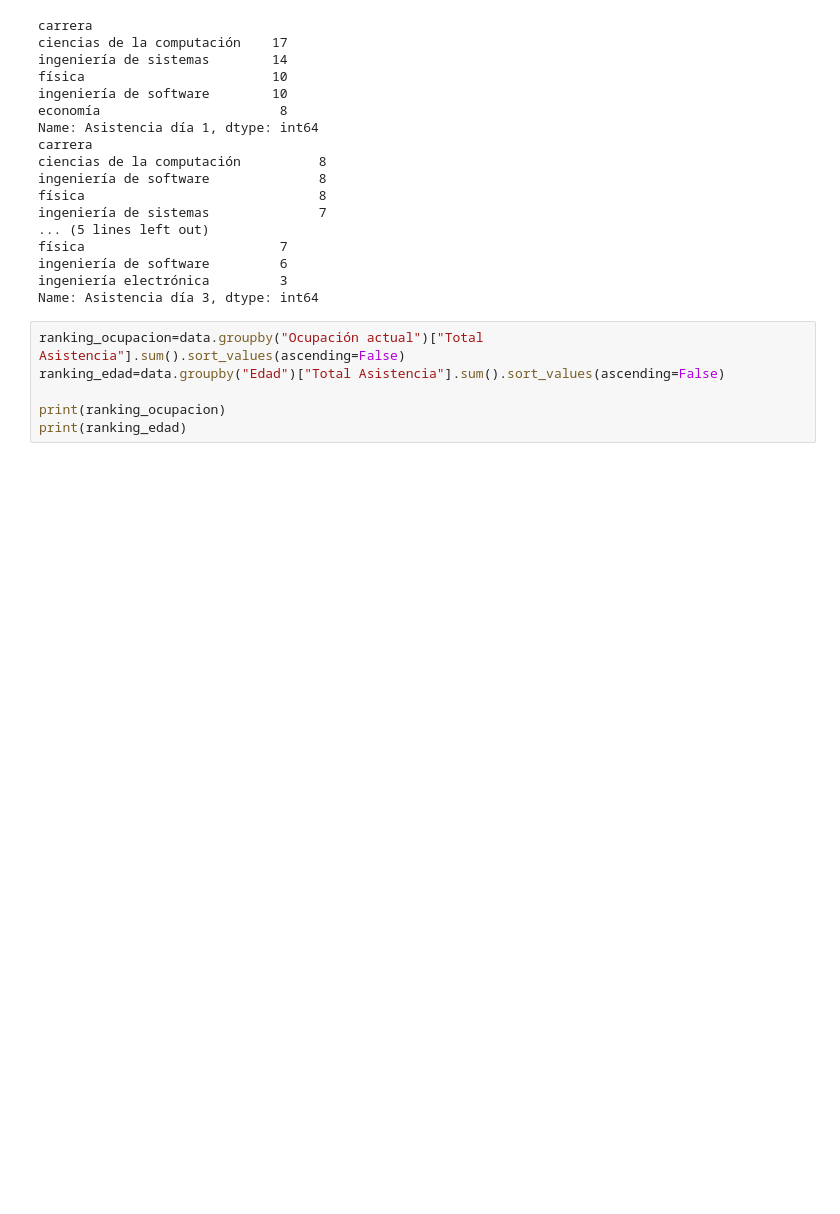
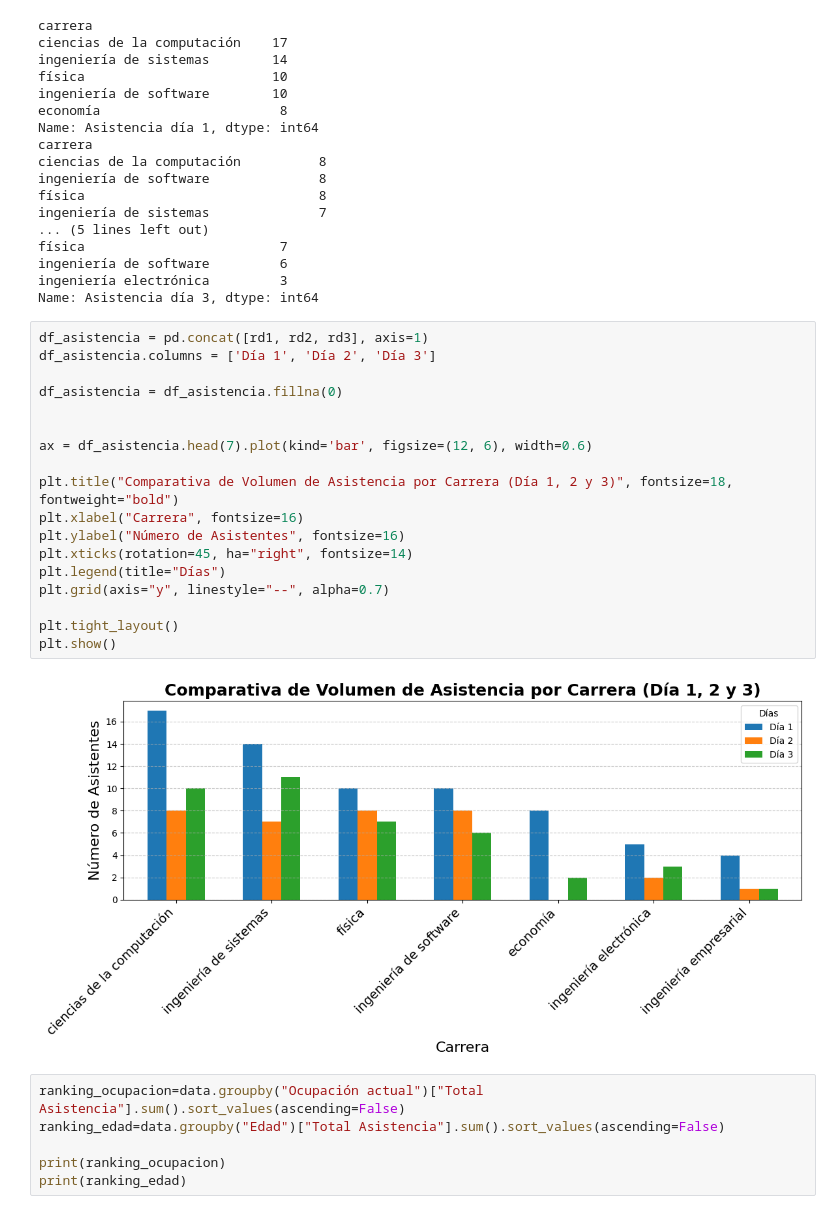
Before and after one commit to sebastianvillaf/Quantum-AI-Summit-2025-stats-analysis-for-qiskit-fall-fest-2026, a Jupyter notebook: data.ipynb, the cells around one changed output. Saved outputs shown, nothing was run; the diff lists cells and outputs as text; blank space fills up the shorter version.

```diff
--- a/data.ipynb
+++ b/data.ipynb
@@ -109,6 +123,26 @@ física                         7
 ingeniería de software         6
 ingeniería electrónica         3
 Name: Asistencia día 3, dtype: int64
+# %%
+df_asistencia = pd.concat([rd1, rd2, rd3], axis=1)
+df_asistencia.columns = ['Día 1', 'Día 2', 'Día 3']
+
+df_asistencia = df_asistencia.fillna(0)
+
+
+ax = df_asistencia.head(7).plot(kind='bar', figsize=(12, 6), width=0.6)
+
+plt.title("Comparativa de Volumen de Asistencia por Carrera (Día 1, 2 y 3)", fontsize=18, fontweight="bold")
+plt.xlabel("Carrera", fontsize=16)
+plt.ylabel("Número de Asistentes", fontsize=16)
+plt.xticks(rotation=45, ha="right", fontsize=14)
+plt.legend(title="Días")
+plt.grid(axis="y", linestyle="--", alpha=0.7)
+
+plt.tight_layout()
+plt.show()
+# %% [output]
+[figure, added]
 # %%
 ranking_ocupacion=data.groupby("Ocupación actual")["Total Asistencia"].sum().sort_values(ascending=False)
 ranking_edad=data.groupby("Edad")["Total Asistencia"].sum().sort_values(ascending=False)
```
Also changed, not shown: parts of 8 cells of this notebook.
